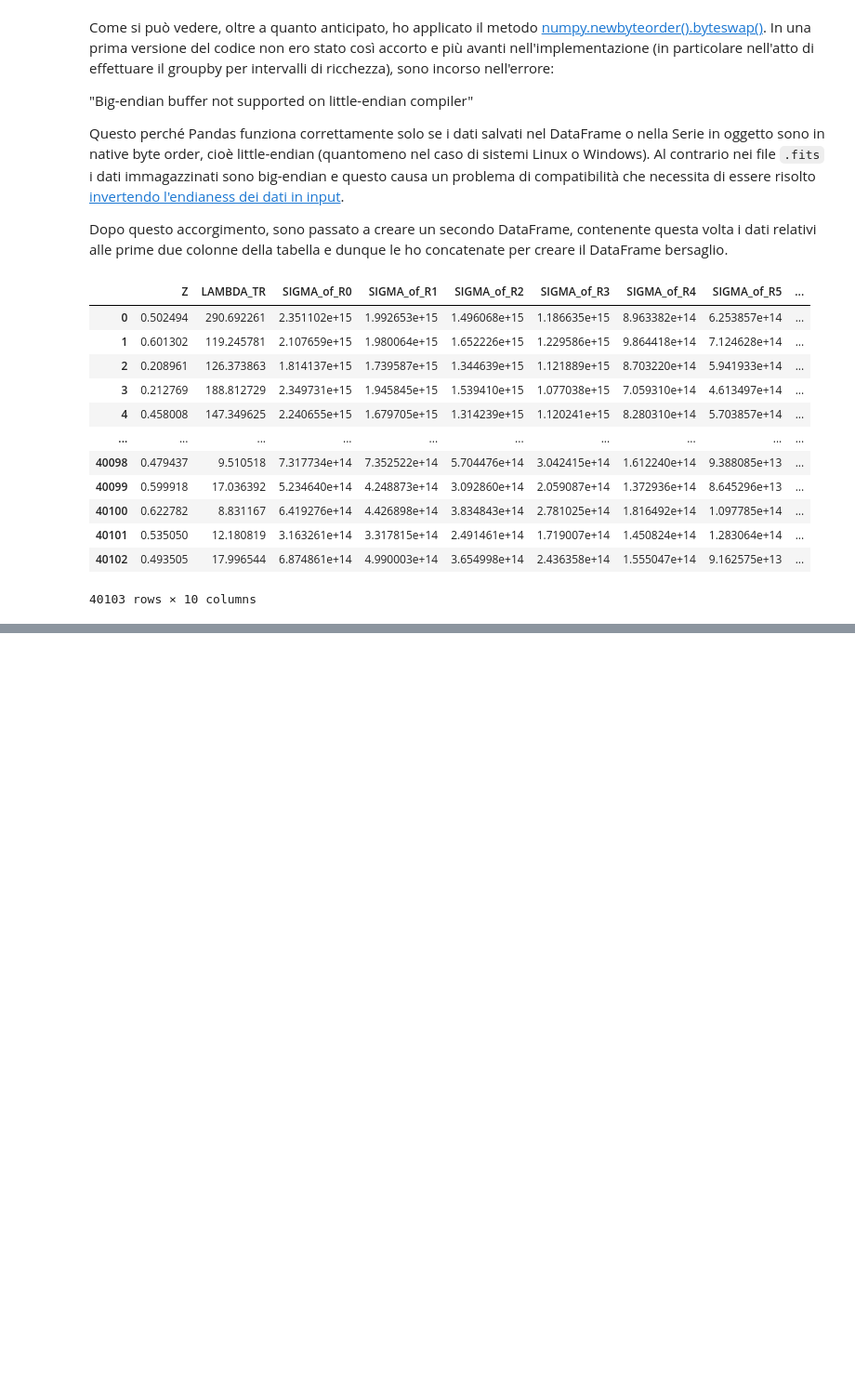
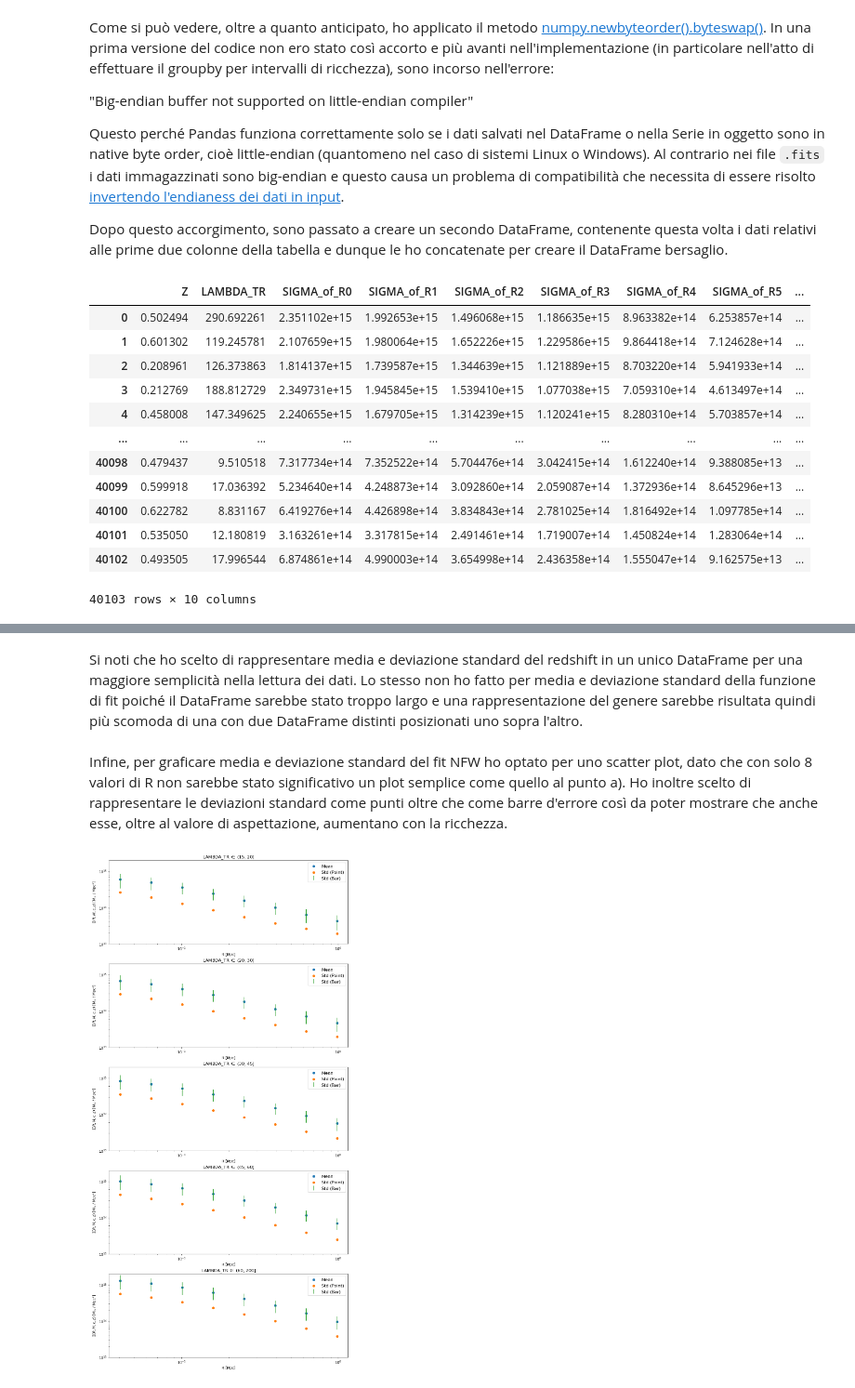
Before and after one commit to trett-0310/esame_tecniche, a Jupyter notebook: Fit NFW Density Profile.ipynb, the cells around one changed output, grey strips where cells are left out. Shown at 93% size. Drawn from its saved outputs; the diff is of its cells as text; code cells hidden in the pictures; blank space fills up the shorter version.

```diff
--- a/Fit NFW Density Profile.ipynb
+++ b/Fit NFW Density Profile.ipynb
@@ -204,3 +203,19 @@ DA FINIRE
 # %%
 int_mean = df.groupby(pd.cut(df['LAMBDA_TR'], [15, 20, 30, 45, 60, 200])).mean()
-int_mean
+int_std = df.groupby(pd.cut(df['LAMBDA_TR'], [15, 20, 30, 45, 60, 200])).std()
+z_int_mean = int_mean.loc[:, ['Z']]
+z_int_mean.rename(columns={'Z': 'Z_mean'}, inplace=True)
+z_int_std = int_std.loc[:, ['Z']]
+z_int_std.rename(columns={'Z': 'Z_std'}, inplace=True)
+R_int_mean = int_mean.loc[:, ['SIGMA_of_R0', 'SIGMA_of_R1', 'SIGMA_of_R2', 'SIGMA_of_R3', 'SIGMA_of_R4',
+                              'SIGMA_of_R5', 'SIGMA_of_R6', 'SIGMA_of_R7']]
+R_int_mean.rename(columns={'SIGMA_of_R0': 'SIGMA_of_R0_mean', 'SIGMA_of_R1': 'SIGMA_of_R1_mean',
+                           'SIGMA_of_R2': 'SIGMA_of_R2_mean', 'SIGMA_of_R3': 'SIGMA_of_R3_mean',
+                           'SIGMA_of_R4': 'SIGMA_of_R4_mean', 'SIGMA_of_R5': 'SIGMA_of_R5_mean',
+                           'SIGMA_of_R6': 'SIGMA_of_R6_mean', 'SIGMA_of_R7': 'SIGMA_of_R7_mean'}, inplace=True)
+R_int_std = int_std.loc[:, ['SIGMA_of_R0', 'SIGMA_of_R1', 'SIGMA_of_R2', 'SIGMA_of_R3', 'SIGMA_of_R4',
+                              'SIGMA_of_R5', 'SIGMA_of_R6', 'SIGMA_of_R7']]
+R_int_std.rename(columns={'SIGMA_of_R0': 'SIGMA_of_R0_std', 'SIGMA_of_R1': 'SIGMA_of_R1_std',
+                           'SIGMA_of_R2': 'SIGMA_of_R2_std', 'SIGMA_of_R3': 'SIGMA_of_R3_std',
+                           'SIGMA_of_R4': 'SIGMA_of_R4_std', 'SIGMA_of_R5': 'SIGMA_of_R5_std',
+                           'SIGMA_of_R6': 'SIGMA_of_R6_std', 'SIGMA_of_R7': 'SIGMA_of_R7_std'}, inplace=True)
@@ -215,4 +221,0 @@ int_mean
-# %%
-#R_int_mean = int_mean.loc[:, ['SIGMA_of_R0', 'SIGMA_of_R1', 'SIGMA_of_R2', 'SIGMA_of_R3', 'SIGMA_of_R4', 'SIGMA_of_R5', 'SIGMA_of_R6', 'SIGMA_of_R7']]
-R_int_mean = int_mean.loc[:, [R[0], R[1], R[2], R[3], R[4], R[5], R[6], R[7]]]
-R_int_mean
@@ -226,4 +232,0 @@ int_std
-# %%
-#R_int_std = int_std.loc[:, ['SIGMA_of_R0', 'SIGMA_of_R1', 'SIGMA_of_R2', 'SIGMA_of_R3', 'SIGMA_of_R4', 'SIGMA_of_R5', 'SIGMA_of_R6', 'SIGMA_of_R7']]
-R_int_std = int_std.loc[:, [R[0], R[1], R[2], R[3], R[4], R[5], R[6], R[7]]]
-R_int_std
@@ -255,0 +253,19 @@ for ax in axs.flat:
+# %% [markdown]
+Si noti che ho scelto di rappresentare media e deviazione standard del redshift in un unico DataFrame per una maggiore semplicità nella lettura dei dati. Lo stesso non ho fatto per media e deviazione standard della funzione di fit poiché il DataFrame sarebbe stato troppo largo e una rappresentazione del genere sarebbe risultata quindi più scomoda di una con due DataFrame distinti posizionati uno sopra l'altro.
+# %% [markdown]
+Infine, per graficare media e deviazione standard del fit NFW ho optato per uno scatter plot, dato che con solo 8 valori di R non sarebbe stato significativo un plot semplice come quello al punto a). Ho inoltre scelto di rappresentare le deviazioni standard come punti oltre che come barre d'errore così da poter mostrare che anche esse, oltre al valore di aspettazione, aumentano con la ricchezza.
+# %%
+R = np.load('R_values.npy')
+lamb = np.array([15, 20, 30, 45, 60, 200])
+
+fig, axs = plt.subplots(5, figsize=(10, 20), layout = 'constrained')
+
+for i in range(5):
+    axs[i].scatter(R, R_int_mean.T.to_numpy()[:,i], label = 'Mean')
+    axs[i].scatter(R, R_int_std.T.to_numpy()[:,i], color = 'tab:orange', label = 'Std (Point)')
+    axs[i].errorbar(R, R_int_mean.T.to_numpy()[:,i], R_int_std.T.to_numpy()[:,i], fmt='none', color = 'tab:green', label = 'Std (Bar)')
+    axs[i].legend(fontsize = 'large')
+    axs[i].set(xlabel = 'R [Mpc]', ylabel = r'$\Sigma(R, M, c, z)$ [M$_{\odot}$ / Mpc$^2$]',
+               xscale = 'log', yscale = 'log', ylim = [1e13, 2e15], title = r'LAMBDA_TR $\in$ (%i, %i]' %(lamb[i],lamb[i+1]))
+# %% [output]
+[figure, added]
```
Also changed, not shown: parts of 69 cells of this notebook.
